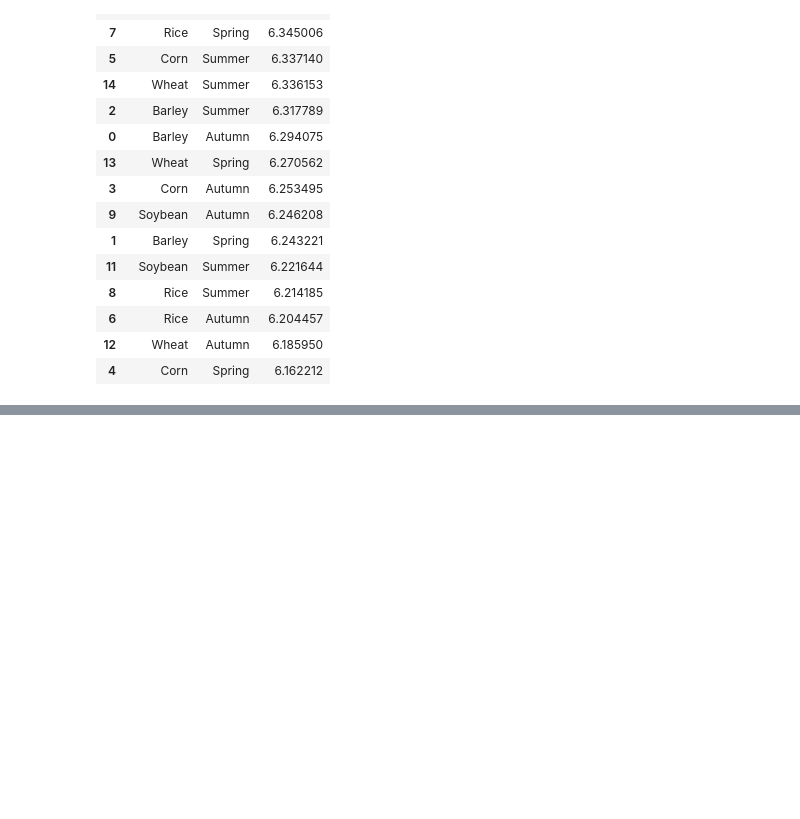
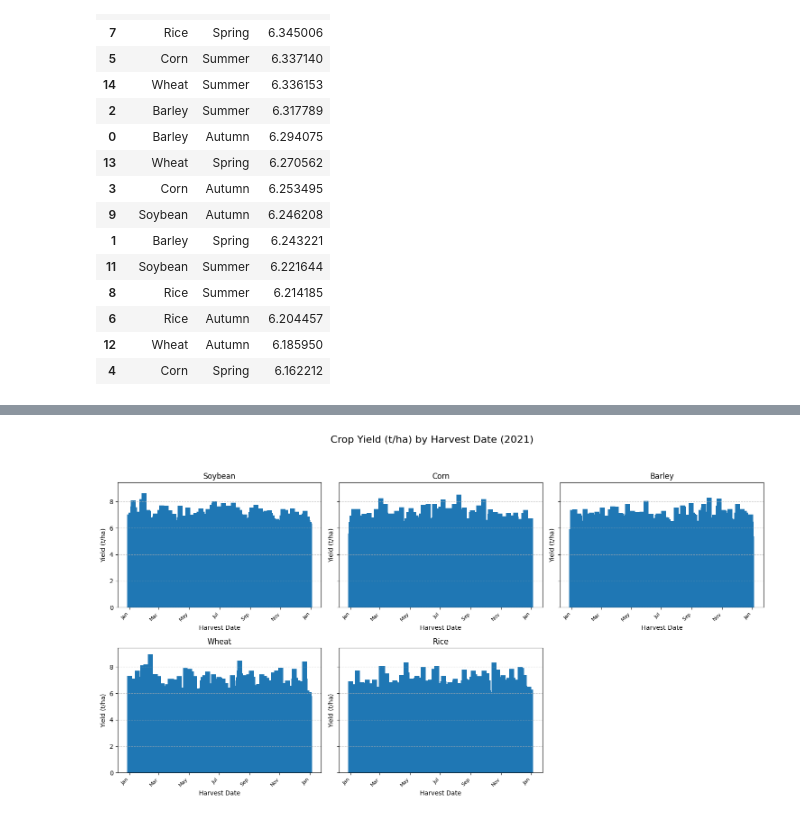
Before and after one commit to gubudoos/MLCrop, a Jupyter notebook: crop.ipynb, the cells around one changed output, grey strips where cells are left out. Cells and saved outputs as stored; diff of their text form; code cells hidden in the pictures; blank space fills up the shorter version.

Commit message:
Added plots to visualise the relationship of dimensions

```diff
--- a/crop.ipynb
+++ b/crop.ipynb
@@ -206,0 +214,80 @@ crop_train_pd[['crop_type', 'season', 'yield_tpha']].groupby(['crop_type','seaso
+# %%
+import pandas as pd
+import matplotlib.pyplot as plt
+import matplotlib.dates as mdates
+import numpy as np
+
+def plot_all_yield_charts_in_grid(dataframe):
+    """
+    Generates a single figure containing all crop yield charts arranged in a grid.
+
+    Args:
+        dataframe (pd.DataFrame): The input DataFrame with 'harvest_date_dt',
+                                  'yield_tpha', and 'crop_type' columns.
+
+    Returns:
+        plt.Figure: The single Matplotlib Figure object containing all subplots.
+    """
+    unique_crops = dataframe['crop_type'].unique()
+    num_crops = len(unique_crops)
+
+    # Determine the grid layout (e.g., 2 rows, 3 columns for 5 crops)
+    # This example uses 2 rows for 5 crops: 3 in the top row, 2 in the bottom
+    num_cols = 3
+    num_rows = int(np.ceil(num_crops / num_cols))
+
+    # 1. Create the single large figure
+    # Adjust figsize based on the number of rows and columns
+    fig, axes = plt.subplots(num_rows, num_cols,
+                             figsize=(5 * num_cols, 4 * num_rows),
+                             sharey=True)
+
+    # Flatten the axes array for easy iteration (important if num_rows > 1)
+    if num_rows > 1:
+        axes = axes.flatten()
+    elif num_rows == 1:
+        # Ensure it's iterable even if it's a single row
+        axes = np.array([axes]).flatten()
+
+    print(f"Generating charts in a {num_rows}x{num_cols} grid.")
+
+    # 2. Loop through each crop type and plot on its dedicated subplot (axis)
+    for i, crop in enumerate(unique_crops):
+        ax = axes[i] # Get the specific axis for the current crop
+
+        # Filter and Aggregate Data
+        df_crop = dataframe[dataframe['crop_type'] == crop].copy()
+        df_plot = df_crop.groupby('harvest_date_dt')['yield_tpha'].mean().reset_index()
+
+        # Plot the bar chart
+        ax.bar(df_plot['harvest_date_dt'], df_plot['yield_tpha'], width=10)
+
+        # Format the subplot
+        ax.set_title(f'{crop}', fontsize=12)
+        ax.set_xlabel('Harvest Date', fontsize=10)
+        ax.set_ylabel('Yield (t/ha)', fontsize=10)
+
+        # Improve x-axis date display
+        ax.xaxis.set_major_formatter(mdates.DateFormatter('%b')) # Show just the month
+        plt.setp(ax.get_xticklabels(), rotation=45, ha='right', fontsize=8)
+
+        ax.grid(axis='y', linestyle='--', alpha=0.7)
+
+    # 3. Clean up any unused subplots (if, for example, 5 plots in a 6-slot grid)
+    for j in range(num_crops, num_rows * num_cols):
+        fig.delaxes(axes[j])
+
+    # 4. Final layout adjustments for the entire figure
+    fig.suptitle('Crop Yield (t/ha) by Harvest Date (2021)', fontsize=16, y=1.02)
+    plt.tight_layout(rect=[0, 0, 1, 0.98]) # Adjust layout to make room for suptitle
+
+    # Return the single figure object
+    return fig
+
+# --- How to use this function ---
+# Assuming 'df' is your pandas DataFrame:
+combined_figure = plot_all_yield_charts_in_grid(crop_train_pd)
+
+# # To display the combined figure:
+# # plt.show()
+# %% [output]
@@ -206,0 +295 @@ crop_train_pd[['crop_type', 'season', 'yield_tpha']].groupby(['crop_type','seaso
+[figure, added]
```
Also changed, not shown: parts of 10 cells of this notebook.
